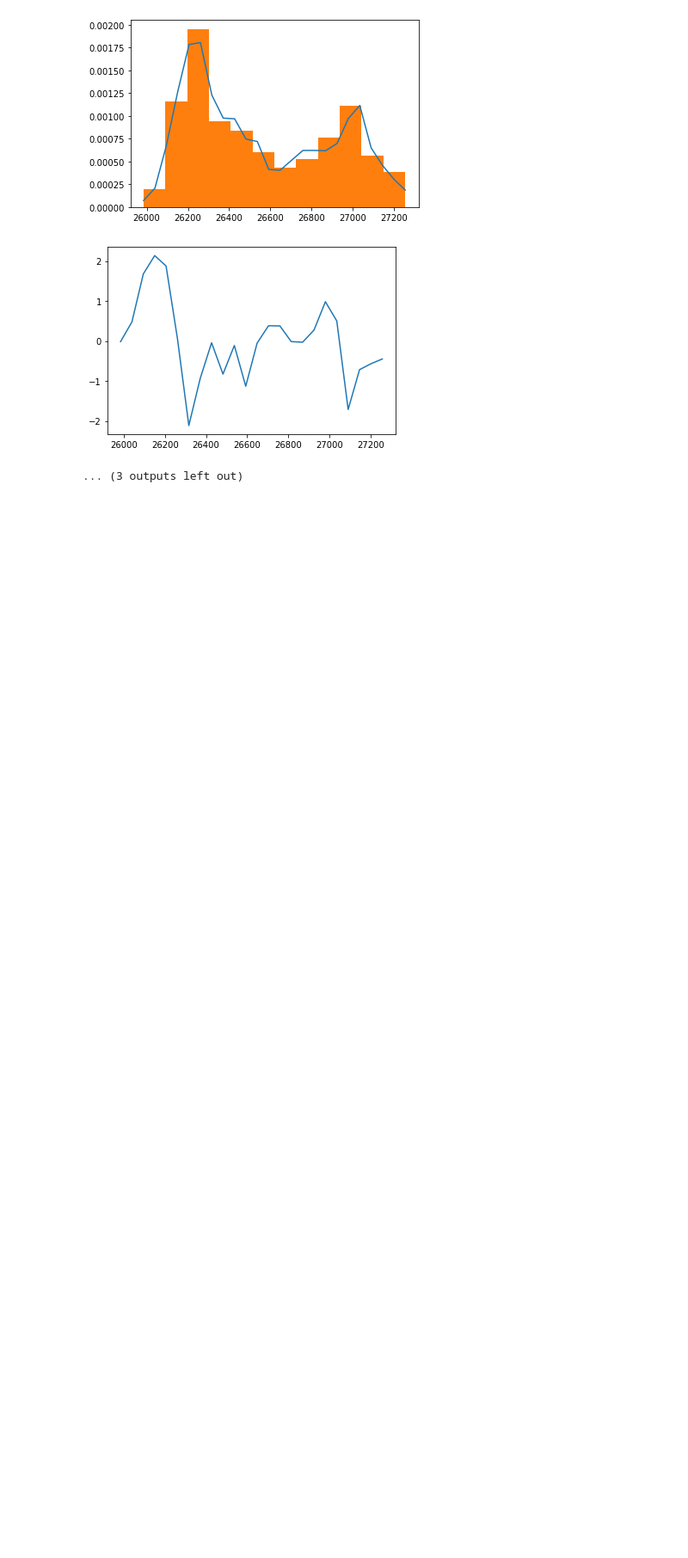
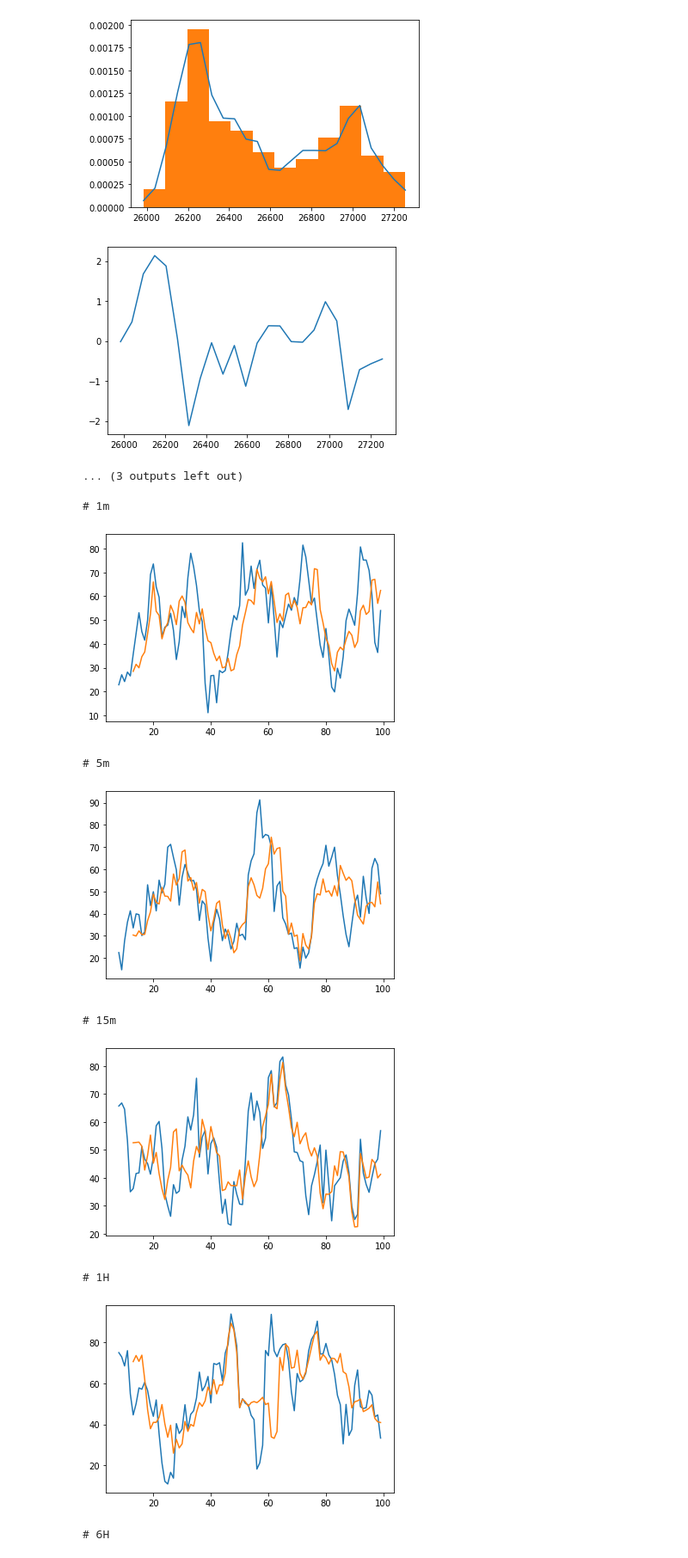
Before and after one commit to DevTae/BitgetTelegramSignal, a Jupyter notebook: price_analyzer_demo.ipynb, the cells around one changed output. Shown: that part at 86% size. Cells and saved outputs as stored; diff of their text form; code cells hidden in the pictures; blank space fills up the shorter version.

```diff
--- a/price_analyzer_demo.ipynb
+++ b/price_analyzer_demo.ipynb
@@ -129,11 +129,6 @@ for period in supported_period.keys():
 
     # 데이터 Pandas 변환
     datas_ = datas[period][0]
-
-    for idx, data in enumerate(datas_):
-        data = list(map(float, data))
-        datas_[idx] = data
-
     datas_ = pd.DataFrame(datas_, columns=['time', 'open', 'high', 'low', 'close', 'volume', 'q_volume'])
 
     # 거래량 multiple 계산 방식 구현
@@ -205,0 +204,40 @@ for period in supported_period.keys():
+# %%
+# RSI 보조지표 계산
+for period in supported_period.keys():
+    datas_ = datas[period][0]
+    datas_ = pd.DataFrame(datas_, columns=['time', 'open', 'high', 'low', 'close', 'volume', 'q_volume'])
+
+    # 상승과 하락에 대한 차이 계산
+    datas_['price_diff'] = datas_['close'].diff()
+
+    # 양수(상승)와 음수(하락)를 구분하는 열 추가
+    datas_['gain'] = datas_['price_diff'].apply(lambda x: x if x > 0 else 0)
+    datas_['loss'] = datas_['price_diff'].apply(lambda x: -x if x < 0 else 0)
+
+    # 이동평균 계산 (9일 기간과 14일 기간)
+    datas_['avg_gain9'] = datas_['gain'].rolling(window=9).mean()
+    datas_['avg_loss9'] = datas_['loss'].rolling(window=9).mean()
+    datas_['avg_gain14'] = datas_['gain'].rolling(window=14).mean()
+    datas_['avg_loss14'] = datas_['loss'].rolling(window=14).mean()
+
+    # 상대강도지수 계산 (RSI)
+    datas_['rsi9'] = 100 - (100 / (1 + (datas_['avg_gain9'] / datas_['avg_loss9'])))
+    datas_['rsi14'] = 100 - (100 / (1 + (datas_['avg_gain14'] / datas_['avg_loss14'])))
+
+    # 필요 없는 열 삭제 (price_diff, gain, loss, avg_gain9, avg_loss9, avg_gain14, avg_loss14)
+    datas_.drop(['price_diff', 'gain', 'loss', 'avg_gain9', 'avg_loss9', 'avg_gain14', 'avg_loss14'], axis=1, inplace=True)
+
+    print("#", period)
+    plt.plot(datas_["rsi9"])
+    plt.plot(datas_["rsi14"])
+    plt.show()
+# %% [output]
+# 1m
+[figure, added]
+# 5m
+[figure, added]
+# 15m
+[figure, added]
+# 1H
+[figure, added]
+# 6H
```
Also changed, not shown: parts of 2 cells of this notebook.
